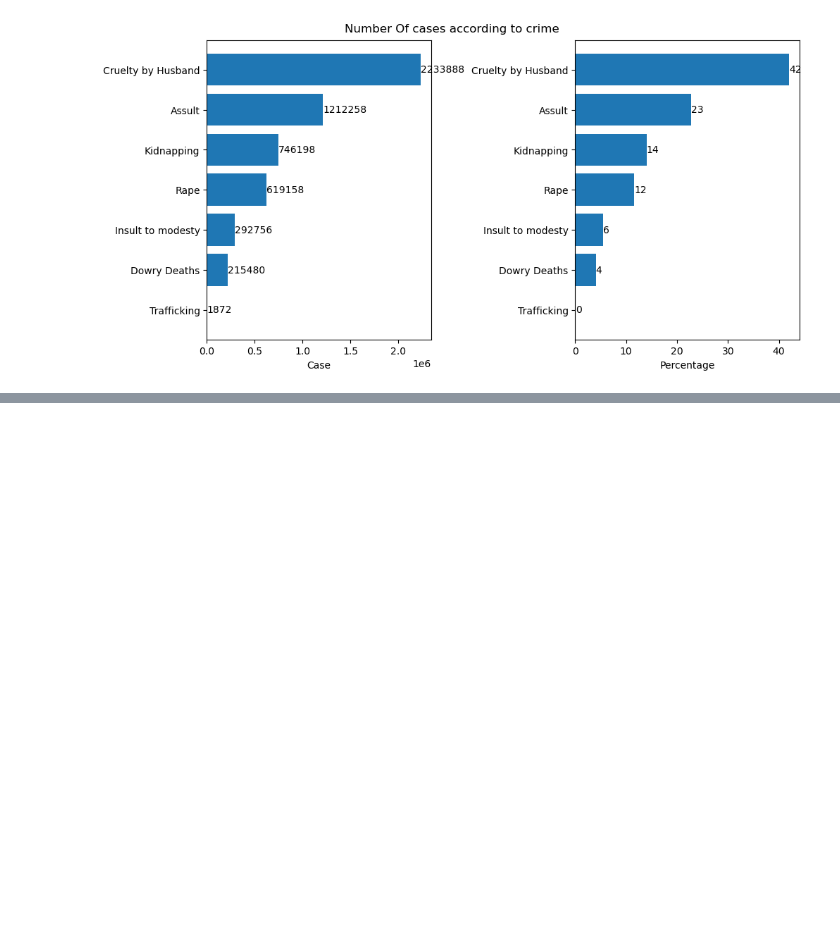
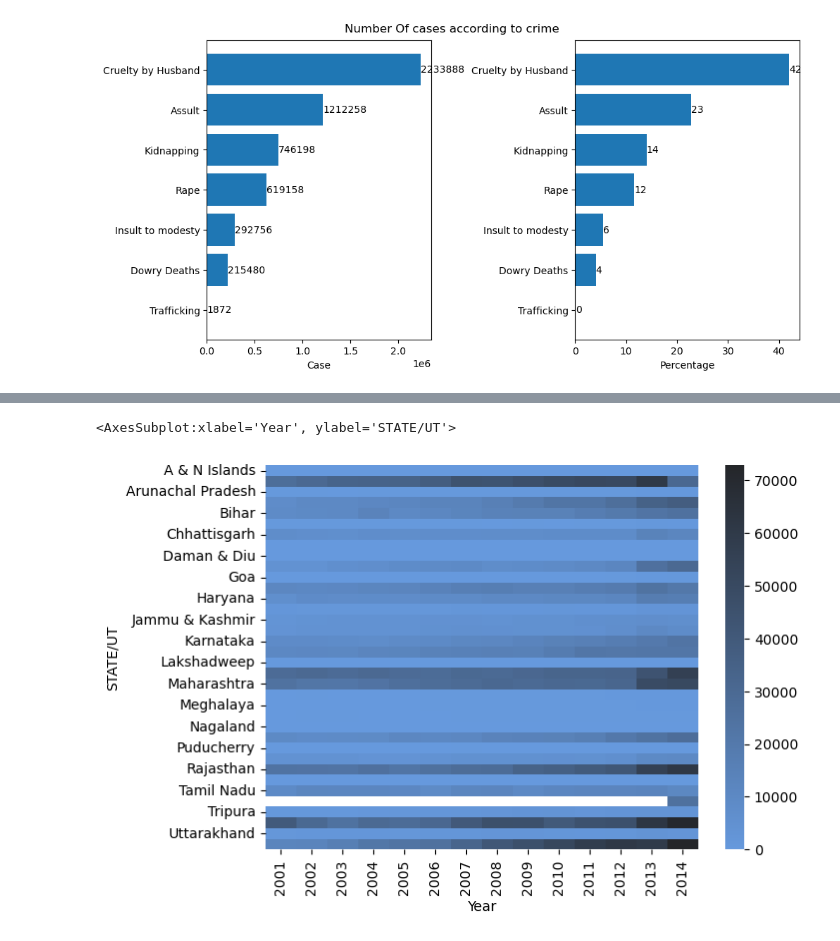
Before and after one commit to ramashish786/Analysis-of-Crime-Against-Women, a Jupyter notebook: Crime Against Women in India Visualisation.ipynb, the cells around one changed output, grey strips where cells are left out. Drawn from its saved outputs; the diff is of its cells as text; code cells hidden in the pictures; blank space fills up the shorter version.

```diff
--- a/Crime Against Women in India Visualisation.ipynb
+++ b/Crime Against Women in India Visualisation.ipynb
@@ -217,0 +288,4 @@ plt.show()
+# %%
+temp_df['STATE/UT'].mask(temp_df['STATE/UT'] =='a&n islands', 'a & n islands', inplace=True)
+temp_df['STATE/UT'].mask(temp_df['STATE/UT'] =='d&n haveli','d & n haveli',inplace=True)
+temp_df['STATE/UT'].mask(temp_df['STATE/UT']=='delhi ut','delhi',inplace=True)
@@ -217,0 +309,13 @@ plt.show()
+# %%
+temp_df['STATE/UT'] = temp_df['STATE/UT'].str.title()
+# %%
+temp_df = temp_df.groupby(['STATE/UT','Year'])['Case'].sum().reset_index()
+# %%
+df_heatmap = temp_df.pivot(index='STATE/UT',columns='Year',values='Case')
+# %%
+plt.figure(figsize=(7,5))
+cmap_apalatte =sns.dark_palette("#69d", reverse=True, as_cmap=True) # sns.color_palette("crest", as_cmap=True) | sns.cubehelix_palette(as_cmap=True)
+sns.heatmap(df_heatmap,cmap=cmap_apalatte) #cmap="crest"
+# %% [output]
+<AxesSubplot:xlabel='Year', ylabel='STATE/UT'>
+[figure, added]
```
Also changed, not shown: parts of 13 cells of this notebook.
